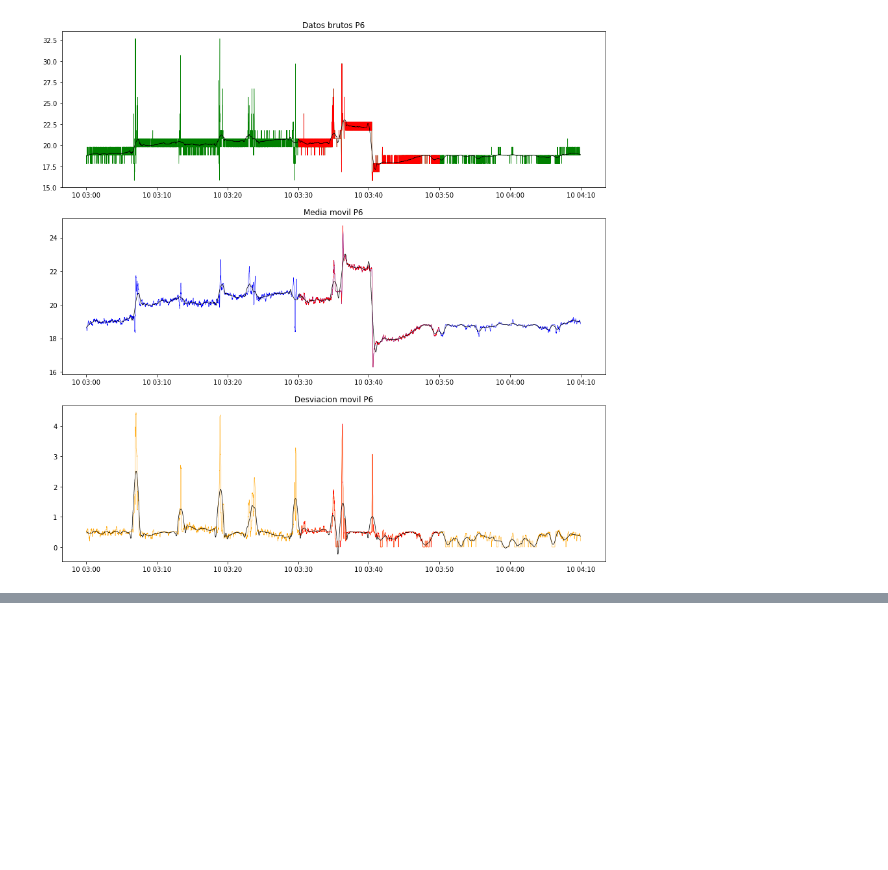
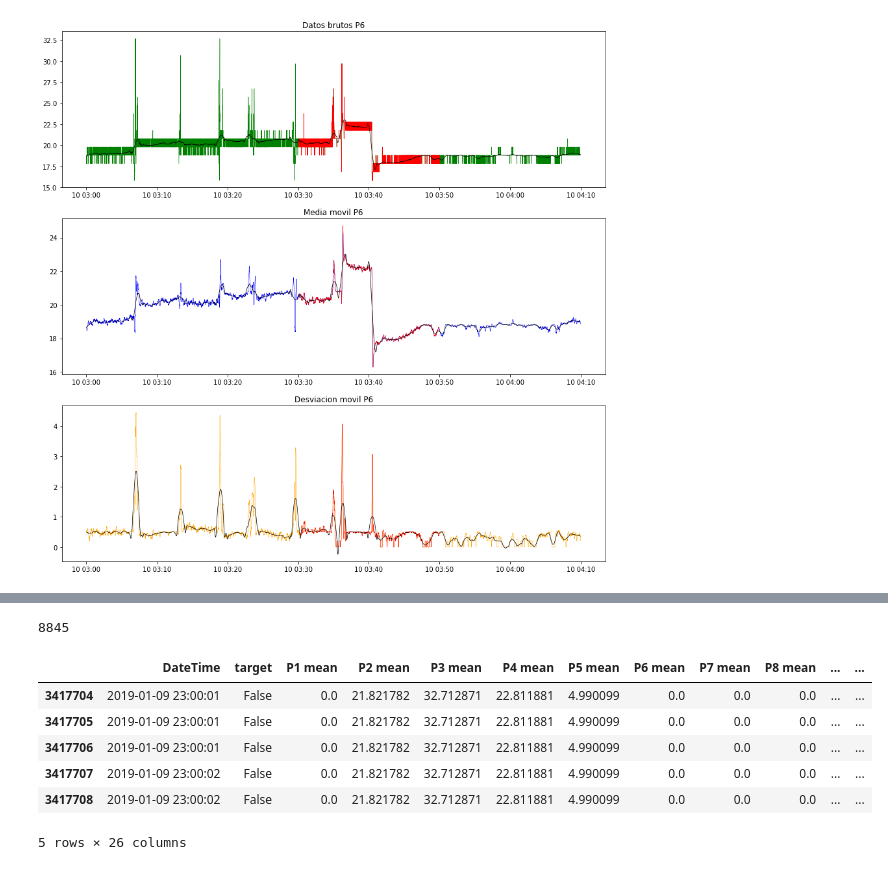
Before and after one commit to aliciaolivaresgil/TFG-SmartBeds, a Jupyter notebook: src/Representacion Ataque.ipynb, the cells around one changed output, grey strips where cells are left out. Cells and saved outputs as stored; diff of their text form; code cells hidden in the pictures; blank space fills up the shorter version.

```diff
--- a/src/Representacion Ataque.ipynb
+++ b/src/Representacion Ataque.ipynb
@@ -214,0 +238,15 @@ for i in range(1,7):
+# %%
+datosEstadisticosAtaque = datosEstadisticos.loc[datosEstadisticos['DateTime']>inicio]
+datosEstadisticosAtaque = datosEstadisticosAtaque.loc[datosEstadisticosAtaque['DateTime']<fin]
+
+print(len(datosEstadisticosAtaque))
+datosEstadisticosAtaque.head()
+# %% [output]
+8845
+|  | DateTime | target | P1 mean | P2 mean | P3 mean | P4 mean | P5 mean | P6 mean | P7 mean | P8 mean | ... | ... |
+| 3417704 | 2019-01-09 23:00:01 | False | 0.0 | 21.821782 | 32.712871 | 22.811881 | 4.990099 | 0.0 | 0.0 | 0.0 | ... | ... |
+| 3417705 | 2019-01-09 23:00:01 | False | 0.0 | 21.821782 | 32.712871 | 22.811881 | 4.990099 | 0.0 | 0.0 | 0.0 | ... | ... |
+| 3417706 | 2019-01-09 23:00:01 | False | 0.0 | 21.821782 | 32.712871 | 22.811881 | 4.990099 | 0.0 | 0.0 | 0.0 | ... | ... |
+| 3417707 | 2019-01-09 23:00:02 | False | 0.0 | 21.821782 | 32.712871 | 22.811881 | 4.990099 | 0.0 | 0.0 | 0.0 | ... | ... |
+| 3417708 | 2019-01-09 23:00:02 | False | 0.0 | 21.821782 | 32.712871 | 22.811881 | 4.990099 | 0.0 | 0.0 | 0.0 | ... | ... |
+5 rows × 26 columns
```
Also changed, not shown: parts of 8 cells of this notebook, 2 other files.
